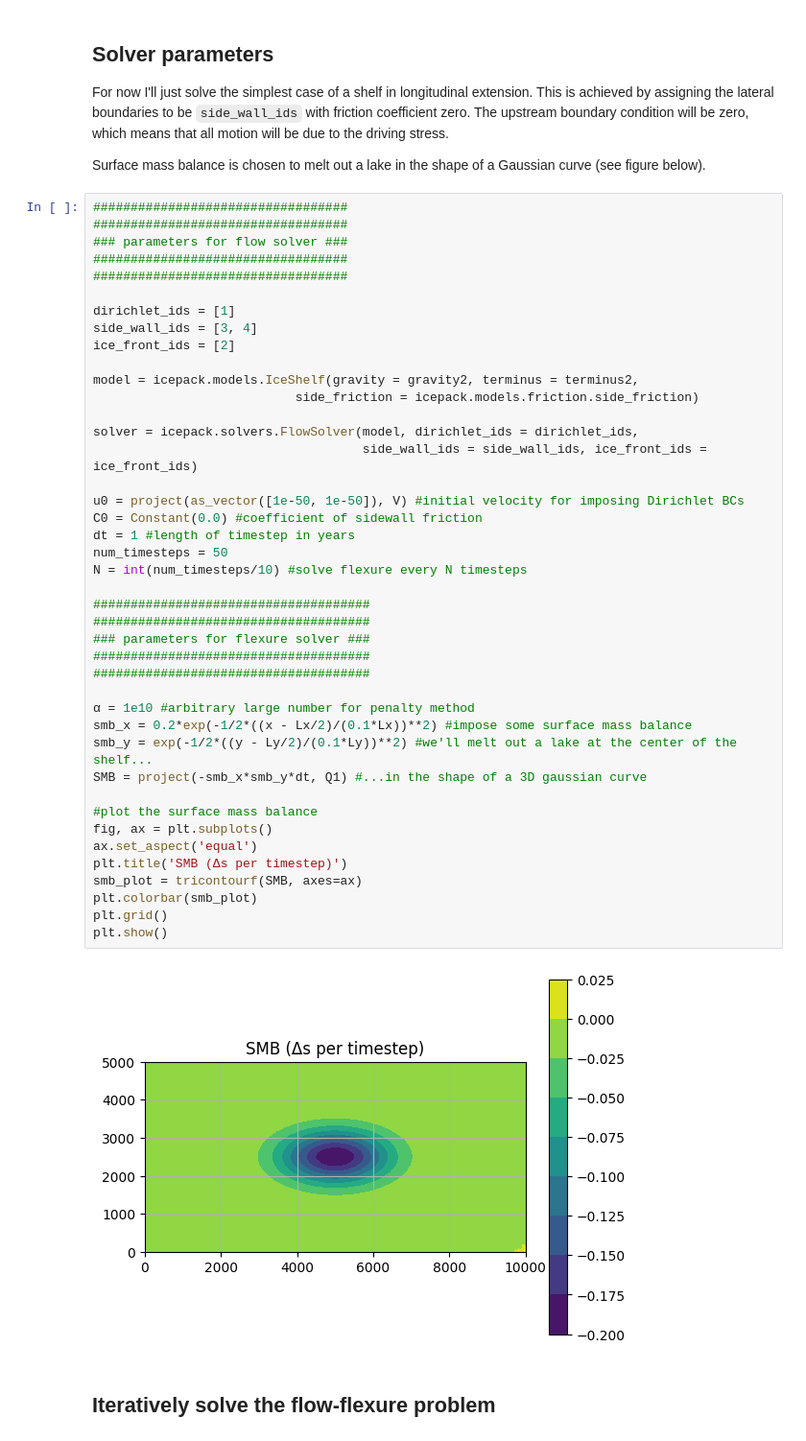
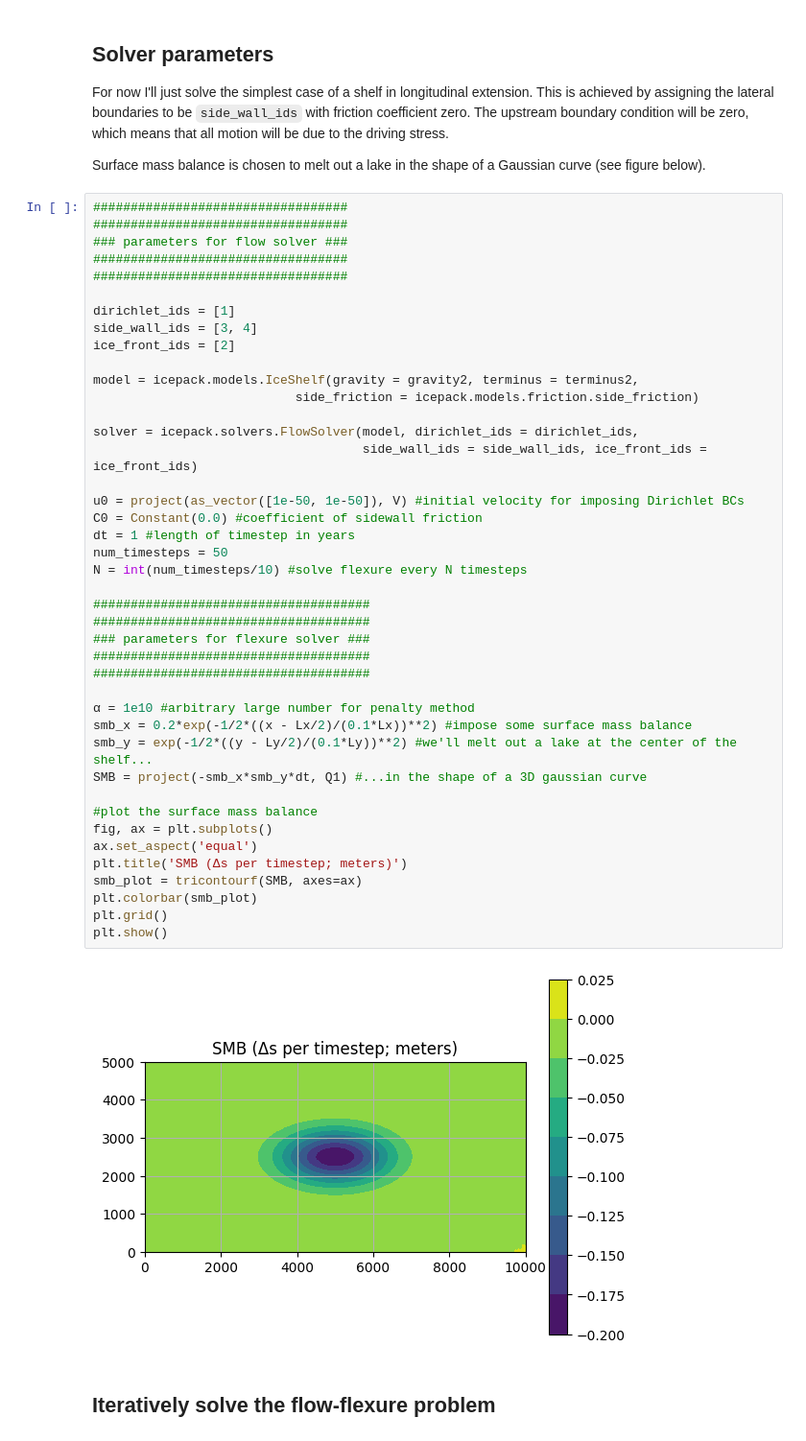
Before and after one commit to chrismiele/weird_flex, a Jupyter notebook: coupled_flow_flexure.ipynb, the cells around one changed output. Shown at 96% size. Saved outputs shown, nothing was run; the diff lists cells and outputs as text.

```diff
--- a/coupled_flow_flexure.ipynb
+++ b/coupled_flow_flexure.ipynb
@@ -131,35 +131,35 @@ model = icepack.models.IceShelf(gravity = gravity2, terminus = terminus2,
                            side_friction = icepack.models.friction.side_friction)
 
 solver = icepack.solvers.FlowSolver(model, dirichlet_ids = dirichlet_ids,
                                     side_wall_ids = side_wall_ids, ice_front_ids = ice_front_ids)
 
 u0 = project(as_vector([1e-50, 1e-50]), V) #initial velocity for imposing Dirichlet BCs
 C0 = Constant(0.0) #coefficient of sidewall friction
 dt = 1 #length of timestep in years
 num_timesteps = 50
 N = int(num_timesteps/10) #solve flexure every N timesteps
 
 #####################################
 #####################################
 ### parameters for flexure solver ###
 #####################################
 #####################################
 
 α = 1e10 #arbitrary large number for penalty method
 smb_x = 0.2*exp(-1/2*((x - Lx/2)/(0.1*Lx))**2) #impose some surface mass balance
 smb_y = exp(-1/2*((y - Ly/2)/(0.1*Ly))**2) #we'll melt out a lake at the center of the shelf...
 SMB = project(-smb_x*smb_y*dt, Q1) #...in the shape of a 3D gaussian curve
 
 #plot the surface mass balance
 fig, ax = plt.subplots()
 ax.set_aspect('equal')
-plt.title('SMB (Δs per timestep)')
+plt.title('SMB (Δs per timestep; meters)')
 smb_plot = tricontourf(SMB, axes=ax)
 plt.colorbar(smb_plot)
 plt.grid()
 plt.show()
 # %% [output]
-[figure, old version]
+[figure, new version]
 # %% [markdown]
 ## Iteratively solve the flow-flexure problem
 # %%
```
Also changed, not shown: parts of 2 cells of this notebook.
